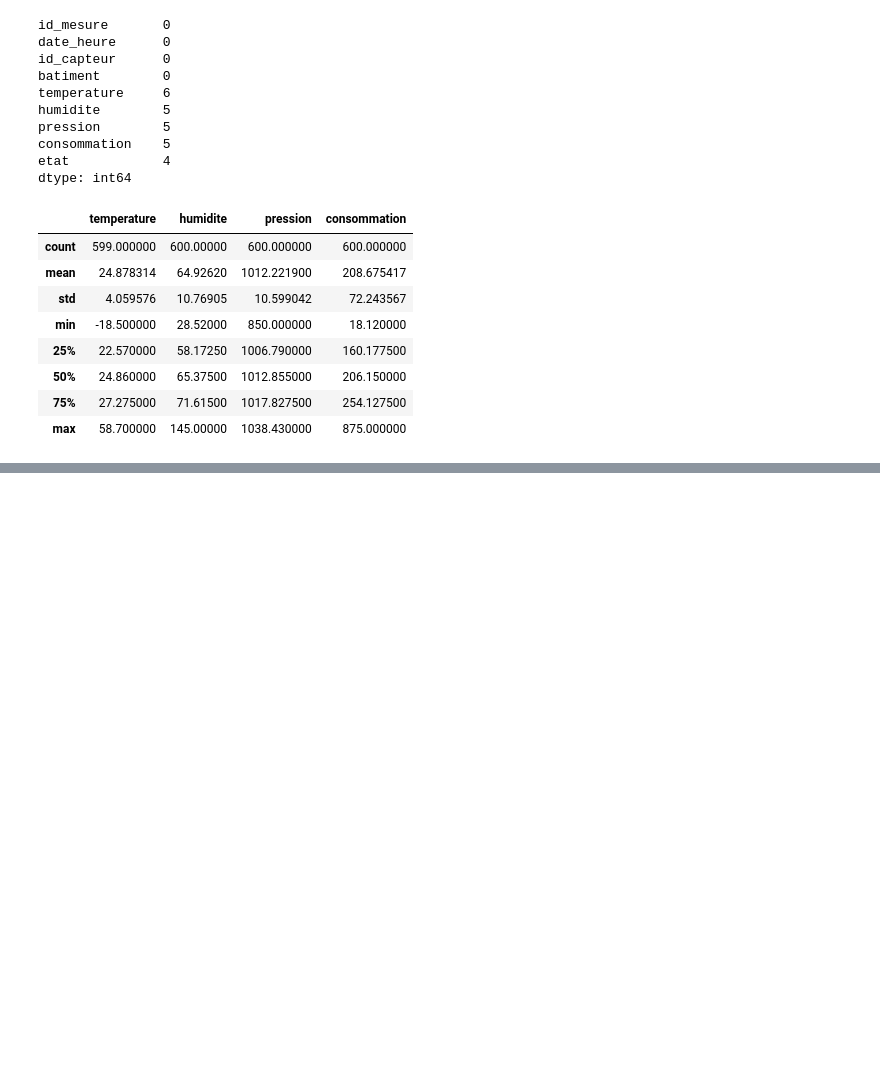
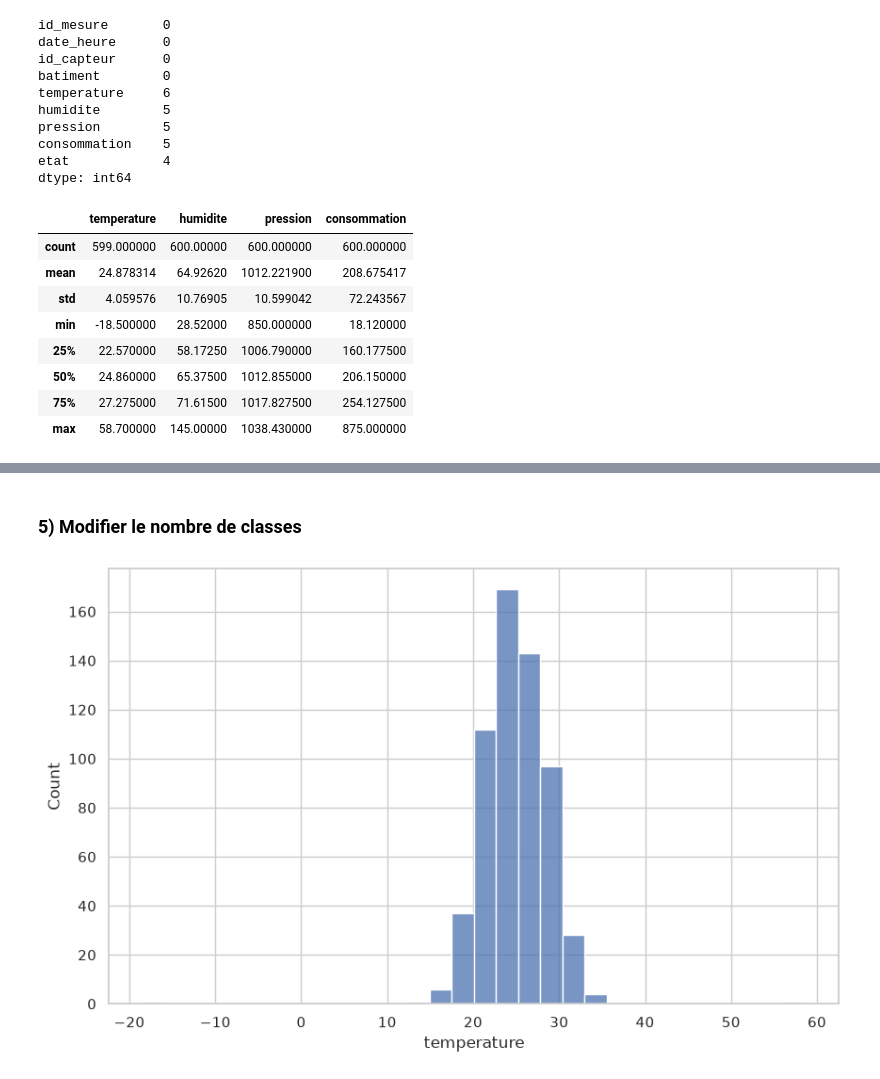
Before and after one commit to Fattimm/atelier_seaborn_iot, a Jupyter notebook: notebooks/atelier_seaborn_iot.ipynb, the cells around one changed output, grey strips where cells are left out. Cells and saved outputs as stored; diff of their text form; code cells hidden in the pictures; blank space fills up the shorter version.

```diff
--- a/notebooks/atelier_seaborn_iot.ipynb
+++ b/notebooks/atelier_seaborn_iot.ipynb
@@ -150,0 +212,7 @@ df.describe()
+# %% [markdown]
+### 5) Modifier le nombre de classes
+# %%
+sns.histplot(data=df, x="temperature", bins=30)
+plt.show()
+# %% [output]
+[figure, added]
```
Also changed, not shown: parts of 23 cells of this notebook.
